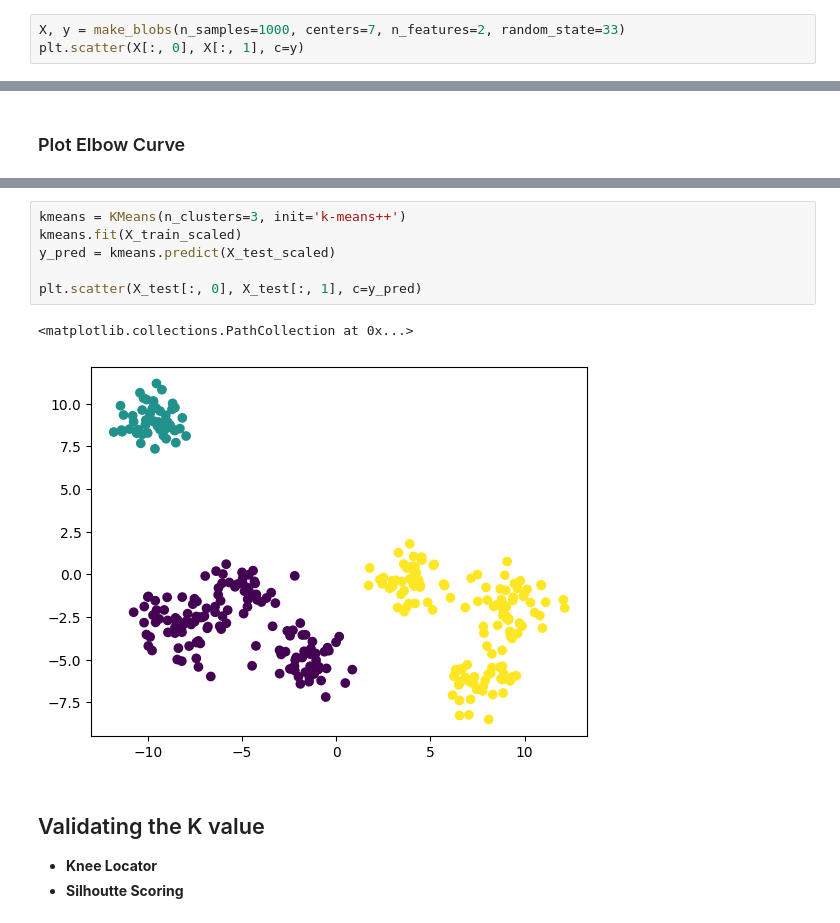
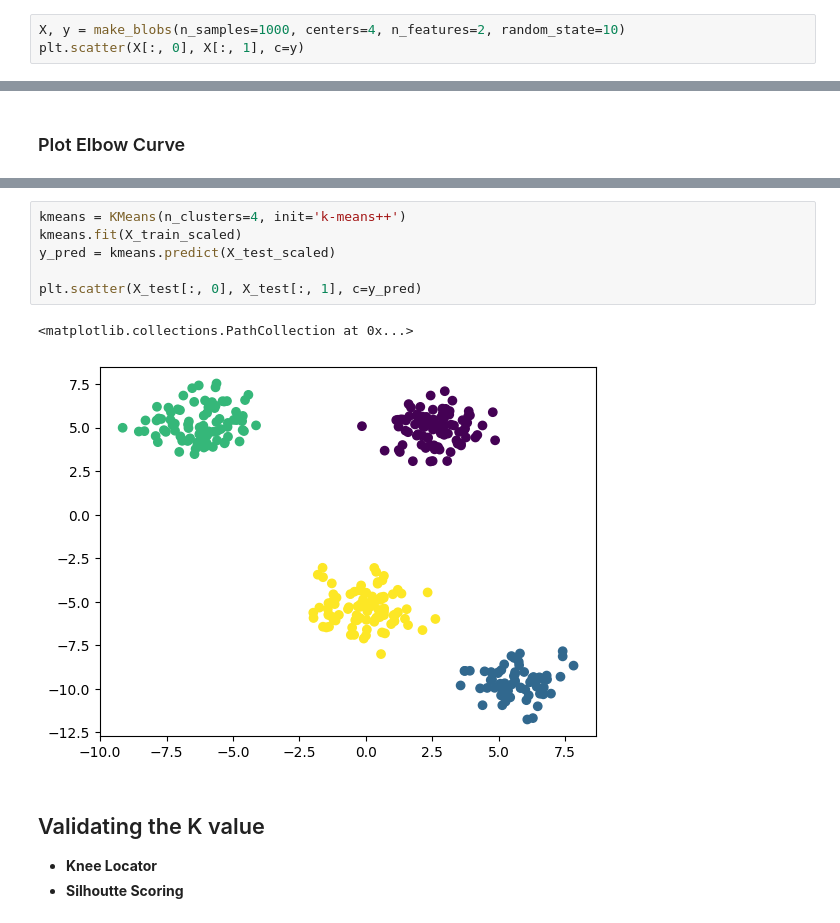
Before and after one commit to bijonlahiri/udemy_machine_learning, a Jupyter notebook: unsupervised_ml_algorithms/kmeans_clustering/kmeans_clustering.ipynb, the cells around one changed output, grey strips where cells are left out. Cells and saved outputs as stored; diff of their text form.

Commit message:
Modifying K means clustering to 4 clusters

```diff
--- a/unsupervised_ml_algorithms/kmeans_clustering/kmeans_clustering.ipynb
+++ b/unsupervised_ml_algorithms/kmeans_clustering/kmeans_clustering.ipynb
@@ -4,7 +4,7 @@ from sklearn.datasets import make_blobs
 import pandas as pd
 import numpy as np
 # %%
-X, y = make_blobs(n_samples=1000, centers=7, n_features=2, random_state=33)
+X, y = make_blobs(n_samples=1000, centers=4, n_features=2, random_state=10)
 plt.scatter(X[:, 0], X[:, 1], c=y)
 # %% [output]
 <matplotlib.collections.PathCollection at 0x...>
@@ -53,12 +53,12 @@ plt.show()
 # %%
-kmeans = KMeans(n_clusters=3, init='k-means++')
+kmeans = KMeans(n_clusters=4, init='k-means++')
 kmeans.fit(X_train_scaled)
 y_pred = kmeans.predict(X_test_scaled)
 
 plt.scatter(X_test[:, 0], X_test[:, 1], c=y_pred)
 # %% [output]
 <matplotlib.collections.PathCollection at 0x...>
-[figure, old version]
+[figure, new version]
 # %% [markdown]
 ## Validating the K value
 - **Knee Locator**
```
Also changed, not shown: parts of 5 cells of this notebook.
